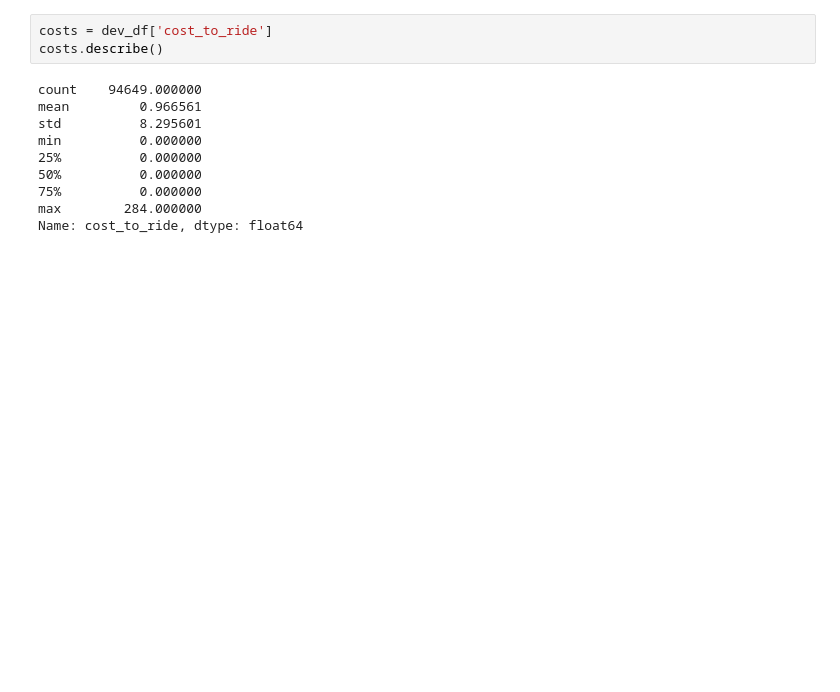
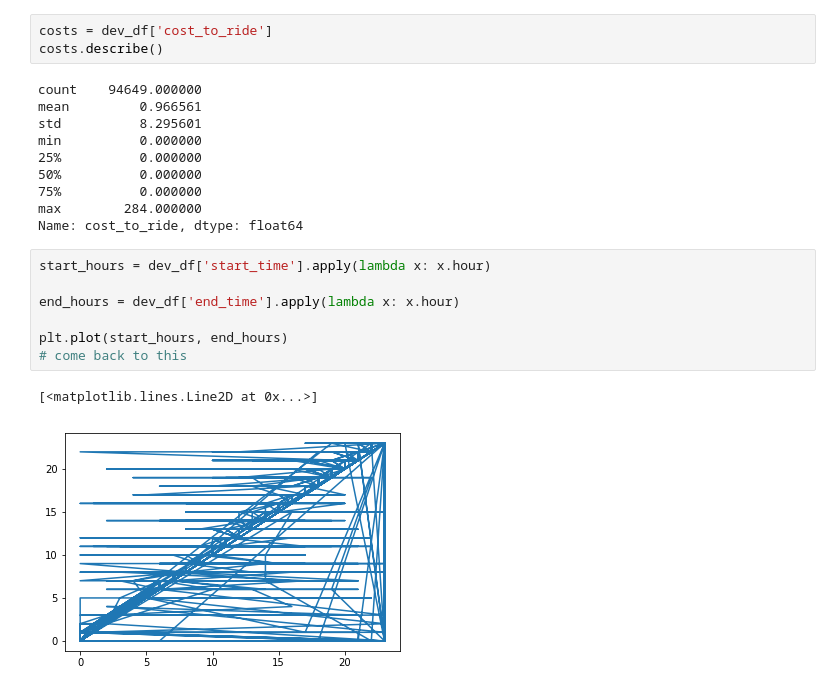
Before and after one commit to rileypredum/lyft_analysis, a Jupyter notebook: dev_df_data_cleaning.ipynb, the cells around one changed output. Cells and saved outputs as stored; diff of their text form; blank space fills up the shorter version.

Commit message:
more plots

```diff
--- a/dev_df_data_cleaning.ipynb
+++ b/dev_df_data_cleaning.ipynb
@@ -189,3 +180,13 @@ min          0.000000
 75%          0.000000
 max        284.000000
 Name: cost_to_ride, dtype: float64
+# %%
+start_hours = dev_df['start_time'].apply(lambda x: x.hour)
+
+end_hours = dev_df['end_time'].apply(lambda x: x.hour)
+
+plt.plot(start_hours, end_hours)
+# come back to this
+# %% [output]
+[<matplotlib.lines.Line2D at 0x...>]
+[figure, added]
```
Also changed, not shown: parts of 3 cells of this notebook.
